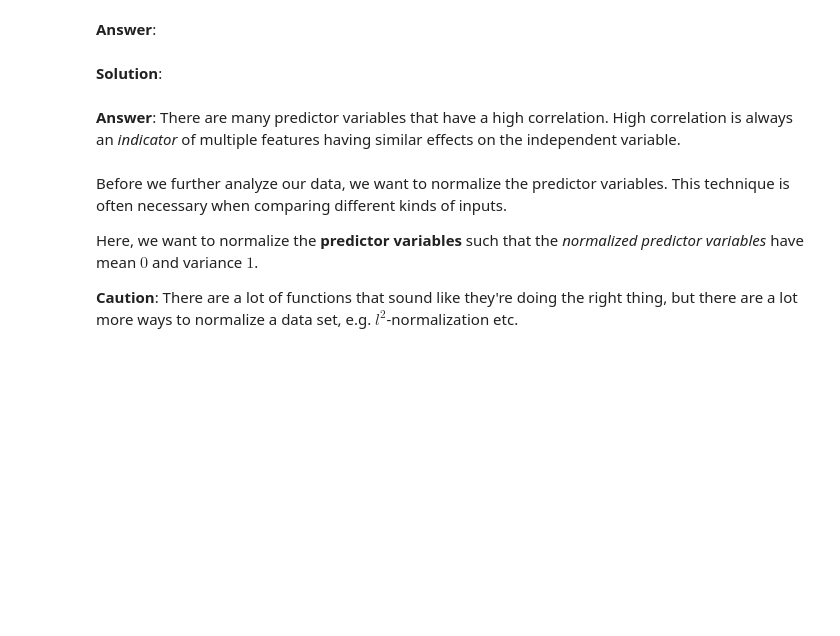
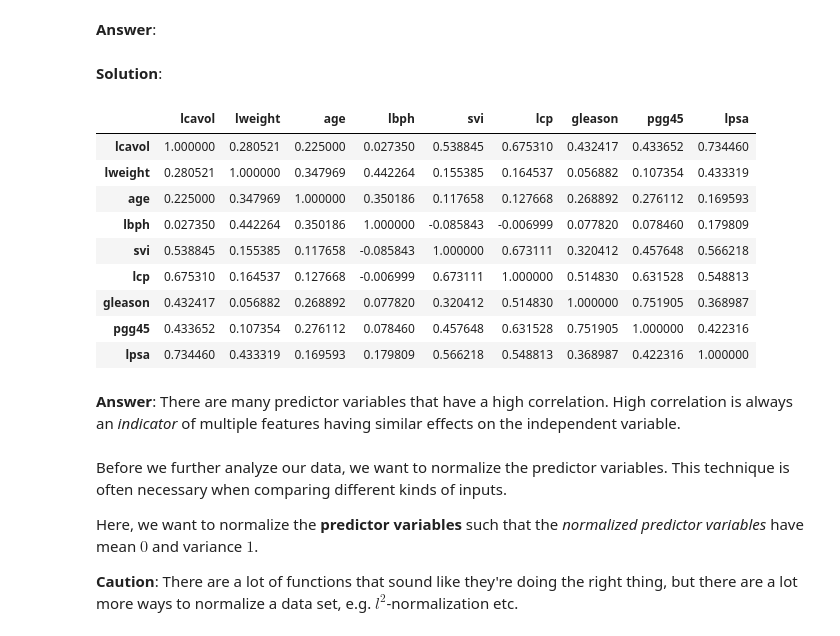
Before and after one commit to wmiksch/data-science, a Jupyter notebook: Homework_4_solution.ipynb, the cells around one changed output. Saved outputs shown, nothing was run; the diff lists cells and outputs as text; code cells hidden in the pictures; blank space fills up the shorter version.

Commit message:
with corr, but dropped train column

```diff
--- a/Homework_4_solution.ipynb
+++ b/Homework_4_solution.ipynb
@@ -72,7 +70,19 @@ What do you observe
 # %% [markdown]
 **Solution**:
 # %%
-#pc.drop('train', axis=1).corr()
+#pc.corr() has problems with train column
+pc.drop('train', axis=1).corr()
+# %% [output]
+|  | lcavol | lweight | age | lbph | svi | lcp | gleason | pgg45 | lpsa |
+| lcavol | 1.000000 | 0.280521 | 0.225000 | 0.027350 | 0.538845 | 0.675310 | 0.432417 | 0.433652 | 0.734460 |
+| lweight | 0.280521 | 1.000000 | 0.347969 | 0.442264 | 0.155385 | 0.164537 | 0.056882 | 0.107354 | 0.433319 |
+| age | 0.225000 | 0.347969 | 1.000000 | 0.350186 | 0.117658 | 0.127668 | 0.268892 | 0.276112 | 0.169593 |
+| lbph | 0.027350 | 0.442264 | 0.350186 | 1.000000 | -0.085843 | -0.006999 | 0.077820 | 0.078460 | 0.179809 |
+| svi | 0.538845 | 0.155385 | 0.117658 | -0.085843 | 1.000000 | 0.673111 | 0.320412 | 0.457648 | 0.566218 |
+| lcp | 0.675310 | 0.164537 | 0.127668 | -0.006999 | 0.673111 | 1.000000 | 0.514830 | 0.631528 | 0.548813 |
+| gleason | 0.432417 | 0.056882 | 0.268892 | 0.077820 | 0.320412 | 0.514830 | 1.000000 | 0.751905 | 0.368987 |
+| pgg45 | 0.433652 | 0.107354 | 0.276112 | 0.078460 | 0.457648 | 0.631528 | 0.751905 | 1.000000 | 0.422316 |
+| lpsa | 0.734460 | 0.433319 | 0.169593 | 0.179809 | 0.566218 | 0.548813 | 0.368987 | 0.422316 | 1.000000 |
 # %% [markdown]
 **Answer**: There are many predictor variables that have a high correlation.
 High correlation is always an *indicator* of multiple features having similar effects on the independent variable.
```
Also changed, not shown: parts of 2 cells of this notebook.
